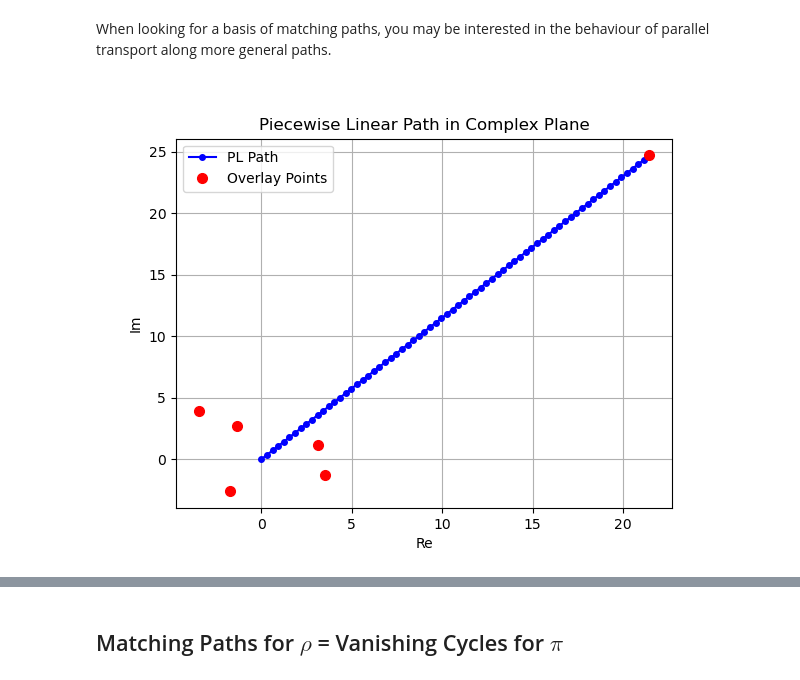
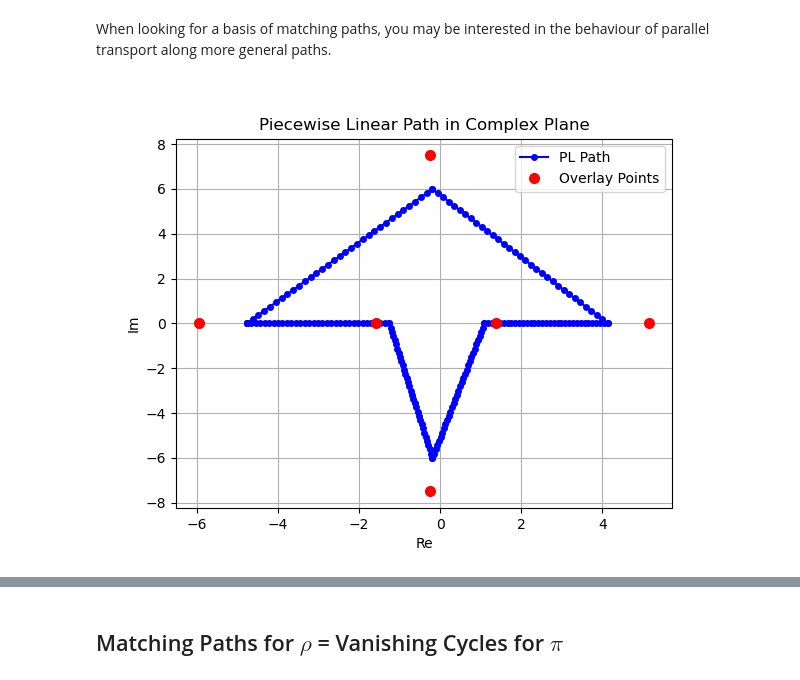
Before and after one commit to ViveLeFrance/AffineHandlebodies, a Jupyter notebook: p3d8.ipynb, the cells around one changed output, grey strips where cells are left out. Cells and saved outputs as stored; diff of their text form; code cells hidden in the pictures.

```diff
--- a/p3d8.ipynb
+++ b/p3d8.ipynb
@@ -62,13 +62,13 @@ pi = alpha*x + beta*y + gamma*z
 
 pi = pi.subs({
     alpha:-2,
-    beta: 1,
-    gamma: 0.3
+    beta: 0.5,
+    gamma: 1
 })
 
 pi = LefschetzFibration([x,y,z], X, pi)
 
-origin_fibre = -I
+origin_fibre = 0
 solvefor=x
 
 print(f'The model fibre over {origin_fibre} is {{{pi.get_fibre(origin_fibre, solvefor).expand()} == 0}}')
@@ -242,11 +239,11 @@ y_rho = variables_rho[1]
 rho = ar*x_rho + br*y_rho
 
 rho = rho.subs({
-    ar: 2*I,
-    br: -0.2
+    ar: 0.5,
+    br: 2
 })
 
-origin_fibre_rho = 0
+origin_fibre_rho = 2*I
 solvefor_rho = x_rho
 
 rho_0 = LefschetzFibration(variables_rho, pi.get_fibre(origin_fibre, solvefor), rho)
@@ -313,14 +310,22 @@ for (index, point) in enumerate(crit_values_rho):
 # %% [markdown]
 When looking for a basis of matching paths, you may be interested in the behaviour of parallel transport along more general paths.
 # %%
-steps = 70
-
+r = 0.80
 
 # matching_path = pl_path([crit_values_rho[5],0,10, crit_values_rho[3]])
-matching_path = pl_path([0.0,crit_values_rho[3]])
+monodromy_path = pl_path([r*crit_values_rho[0],
+                          r*crit_values_rho[1],
+                          r*crit_values_rho[2],
+                          r*crit_values_rho[3],
+                          r*crit_values_rho[4],
+                          r*crit_values_rho[5],
+                          r*crit_values_rho[0]],
+                          steps=200)
+
+# monodromy_path = [complex(2*np.cos(s)+2*I*np.sin(s)+2) for s in np.linspace(0, 2*np.pi, 200)]
 # matching_path = pl_path([0,10, crit_values_rho[3]])
 
-plot_pl_path(matching_path, steps=steps, spec_points=crit_values_rho)
+plot_pl_path(monodromy_path, spec_points=crit_values_rho)
 # %% [output]
-[figure, old version]
+[figure, new version]
 # %%
```
Also changed, not shown: parts of 10 cells of this notebook, 4 other files.
